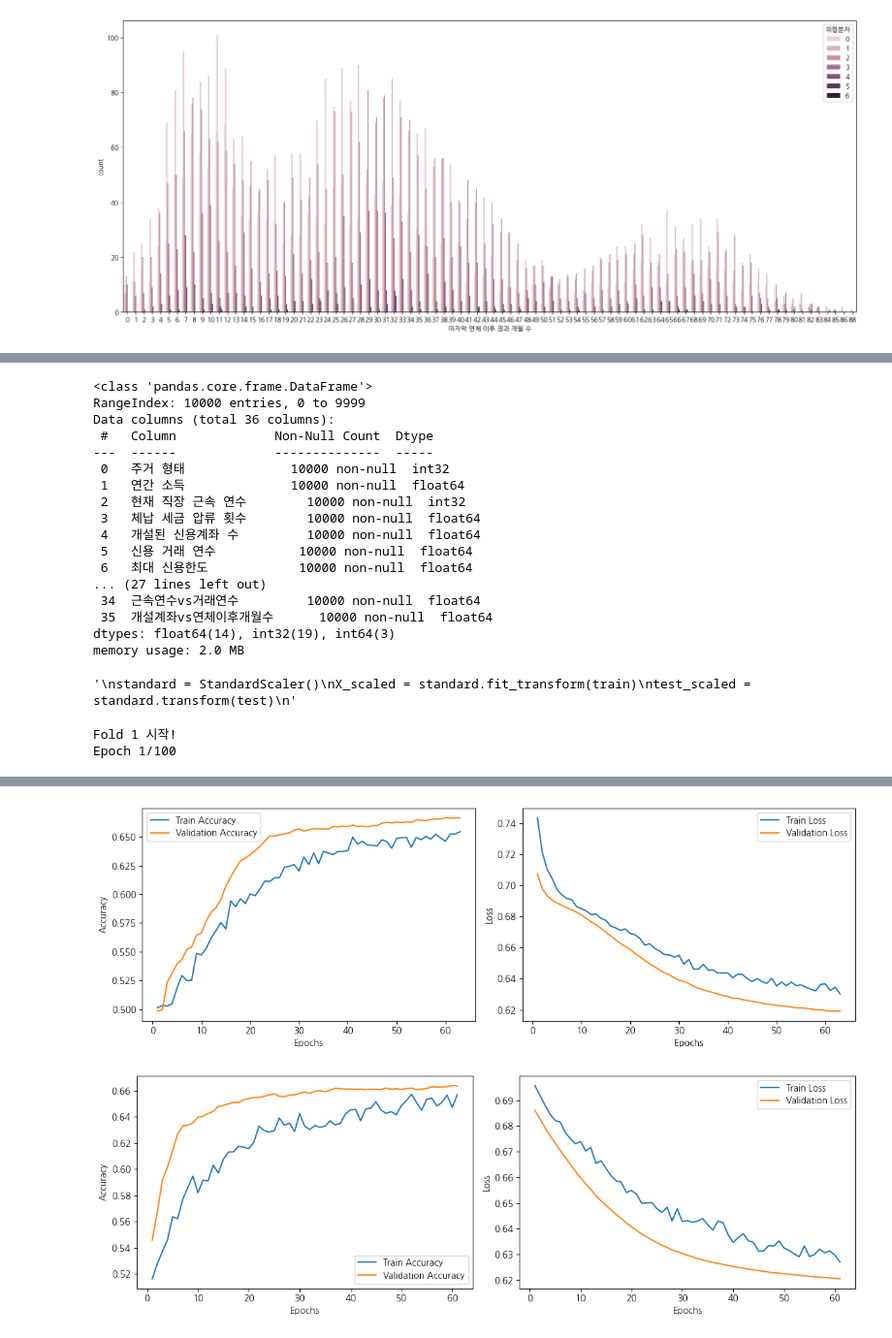
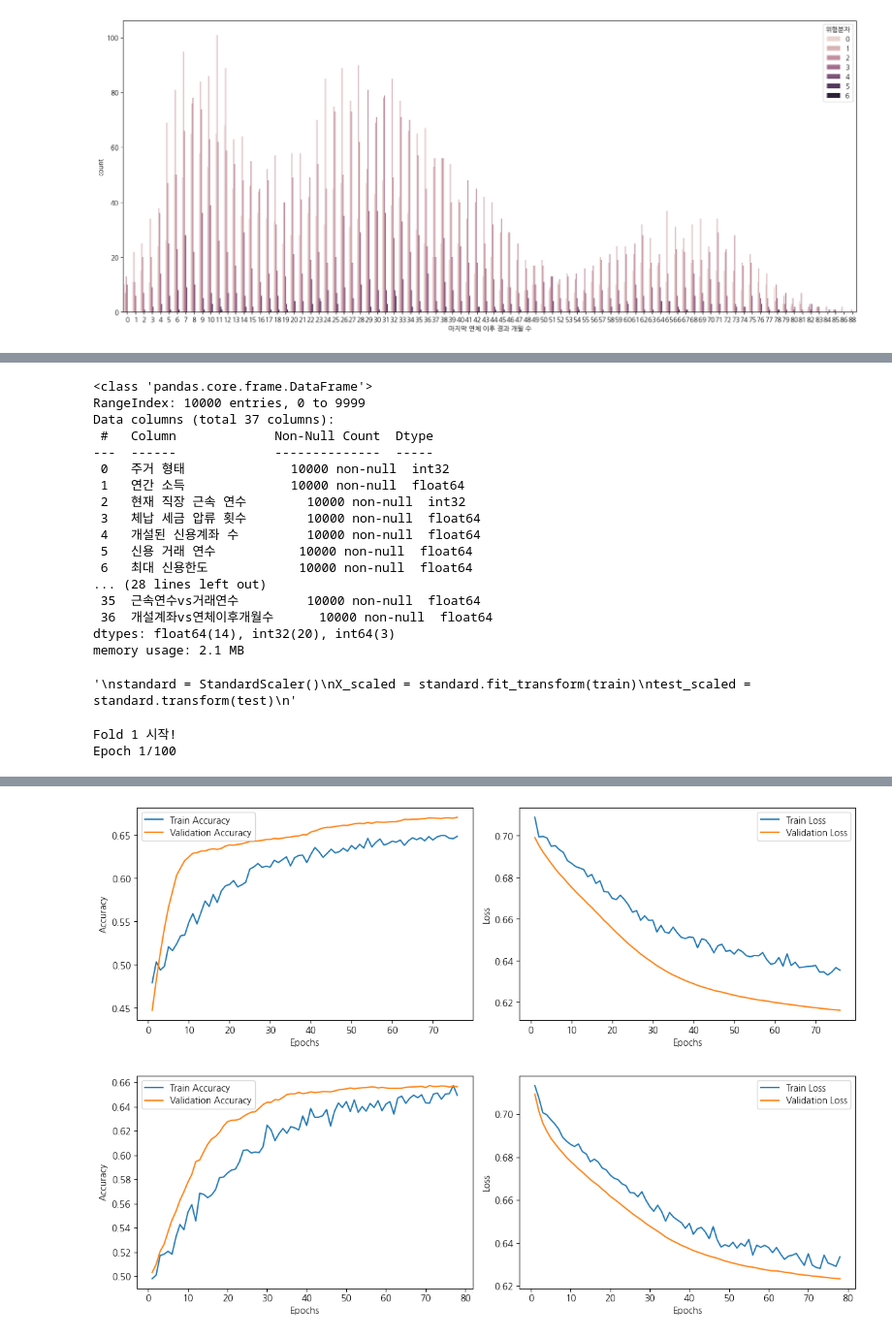
Before and after one commit to yunjun0914/dacon, a Jupyter notebook: 채무불이행 여부/채무불이행_boxcox변환.ipynb, the cells around one changed output, grey strips where cells are left out. Shown at 97% size. Saved outputs shown, nothing was run; the diff lists cells and outputs as text; code cells hidden in the pictures.

```diff
--- a/채무불이행 여부/채무불이행_boxcox변환.ipynb
+++ b/채무불이행 여부/채무불이행_boxcox변환.ipynb
@@ -66,6 +66,8 @@ def preprocess(df):
     df["직장근속연수 분위수"] = pd.qcut(df["현재 직장 근속 연수"], 7, labels = [1,2,3,4,5], duplicates= "drop").astype(int)
     df["연체 이후 경과 개월 분위수"] = pd.qcut(df["마지막 연체 이후 경과 개월 수"], 5, labels = [1,2,3,4,5], duplicates = "drop").astype(int)
 
+
+
     #df["채무 이행 의지 없음"] = ((df["월 상환 부채액"] == 0) & (df["대출액+신용액"] > 0)).astype(int)
 
 
@@ -80,6 +82,8 @@ def preprocess(df):
     df["DTI"] = ((df["현재 대출 잔액"] + df["현재 미상환 신용액"]) / df["연간 소득"]) * 100
     df["DSR"] = (((df["월 상환 부채액"] + 1)) / (df["연간 소득"]/ 12)) * 100
 
+    #df["DTI vs DSR"] = ((df["DTI"] / df["DSR"]))* 100
+
     df["DTI분위"] = pd.qcut(df["DTI"], 5, labels = [1,2,3,4,5], duplicates= "drop").astype(int)
     df["DSR분위"] = pd.qcut(df["DSR"], 5, labels = [1,2,3,4,5], duplicates= "drop").astype(int)
 
@@ -89,16 +93,19 @@ def preprocess(df):
 
 
 
-
     df["신용위험"] = ((df["개설된_신용계좌_분위수"] >= 3) & (df["신용점수분위"] <= 3) & (df["신용거래분위"] <= 3)).astype(int)
+    #df["신용위험"] = ((df["개설된_신용계좌_분위수"] > 3) & ((df["신용점수분위"] < 3) | (df["신용거래분위"] < 3))).astype(int)
     df["소득위험"] = ((df["직장근속연수 분위수"] < 3) & (df["연간소득분위"] < 3)).astype(int)
     df["대출위험"] = ((df["상환액 분위"] > 3) & (df["DSR분위"] < 3)).astype(int)
     df["파산위험"] = ((df["신용 문제 발생 횟수"] > 0) | ((df["개인 파산 횟수"] > 0) | (df["체납 세금 압류 횟수"] > 0))).astype(int)
     df["부채통합위험"] = ((df["대출 목적"] == 4) & (df["DTI분위"] > 3)).astype(int)
     df["부채통합위험2"] = ((df["대출 목적"] != 4) & (df["파산위험"] == 1)).astype(int)
     df["장기상환위험"] = ((df["대출 상환 기간"] == 1) & (df["신용점수분위"] < 3)).astype(int)
-    #df["단기상환위험"] = ((df["대출 상환 기간"] == 0) & (df["신용점수분위"] < 3)).astype(int)
+
+    #df["단기상환위험"] = ((df["대출 상환 기간"] == 0) & (df["부채통합위험"] == 1)).astype(int)
     #df["연체위험"] = ((df["연체 이후 경과 개월 분위수"] < 3) & (df["DSR분위"] < 3)).astype(int)
+
+    #df["개설계좌vs신용점수"]
 
 
 
@@ -110,8 +117,10 @@ def preprocess(df):
 
     df["위험분자 가중치ver"] = np.exp(df["위험분자"])
 
+    #df["계좌수vs신용문제"] = (df["개설된_신용계좌_분위수"] * (df["신용문제발생"] + 1))
 
-    #df["위험분자분위"] = pd.qcut(df["위험분자"], 50, labels = [1,2,3,4,5], duplicates= "drop").astype(int)
+
+    df["위험분자분위"] = pd.qcut(df["위험분자"], 55, labels = [1,2,3,4,5], duplicates= "drop").astype(int)
     #df["신용점수 vs 위험분자"] = df["신용점수분위"] - df["위험분자"]
 
 
@@ -174,7 +183,7 @@ def preprocess(df):
 
 
 
-    df = df.drop(["대출액+신용액", "DSR분위", "DTI분위", "상환액 분위", "신용점수별 평균 DTI", "신용점수별 평균 DSR", "위험분자 가중치ver"], axis = 1)
+    df = df.drop(["대출액+신용액", "DTI분위", "DSR분위", "상환액 분위", "신용점수별 평균 DTI", "신용점수별 평균 DSR", "위험분자 가중치ver"], axis = 1)
 
     return df
 
@@ -322,7 +331,7 @@ train.info()
 # %% [output]
 <class 'pandas.core.frame.DataFrame'>
 RangeIndex: 10000 entries, 0 to 9999
-Data columns (total 36 columns):
+Data columns (total 37 columns):
  #   Column             Non-Null Count  Dtype
 ---  ------             --------------  -----
  0   주거 형태              10000 non-null  int32
@@ -332,11 +341,11 @@ Data columns (total 36 columns):
  4   개설된 신용계좌 수         10000 non-null  float64
  5   신용 거래 연수           10000 non-null  float64
  6   최대 신용한도            10000 non-null  float64
-... (27 lines left out)
- 34  근속연수vs거래연수         10000 non-null  float64
- 35  개설계좌vs연체이후개월수      10000 non-null  float64
-dtypes: float64(14), int32(19), int64(3)
-memory usage: 2.0 MB
+... (28 lines left out)
+ 35  근속연수vs거래연수         10000 non-null  float64
+ 36  개설계좌vs연체이후개월수      10000 non-null  float64
+dtypes: float64(14), int32(20), int64(3)
+memory usage: 2.1 MB
 # %%
 from sklearn.preprocessing import MinMaxScaler
 
@@ -368,9 +377,9 @@ for train_index, valid_index in kf.split(X_resampled):
 
     model = tf.keras.Sequential([
         tf.keras.layers.Dense(128, activation = "relu", input_shape = (X_train_fold.shape[1],)),
-        tf.keras.layers.Dropout(0.30),
+        tf.keras.layers.Dropout(0.35),
         tf.keras.layers.Dense(64, activation = "relu"),
-        tf.keras.layers.Dropout(0.30),
+        tf.keras.layers.Dropout(0.35),
         tf.keras.layers.Dense(32, activation = "relu"),
         tf.keras.layers.Dense(1, activation= "sigmoid")
     ])
@@ -463,5 +472,5 @@ Fold2 ROC-AUC score 0.7134
-[figure, old version]
+[figure, new version]
-[figure, old version]
+[figure, new version]
 # %%
 train.info()
 # %% [output]
```
Also changed, not shown: parts of 10 cells of this notebook, 1 other file.
